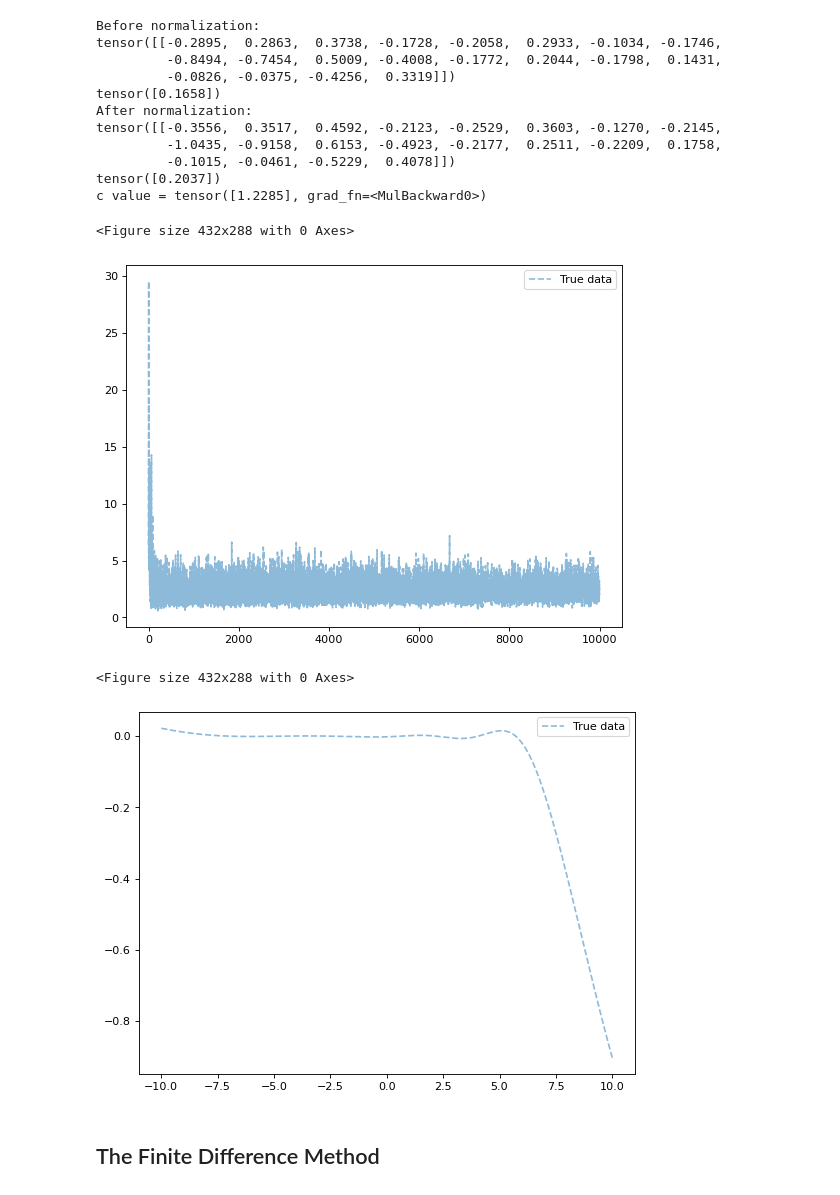
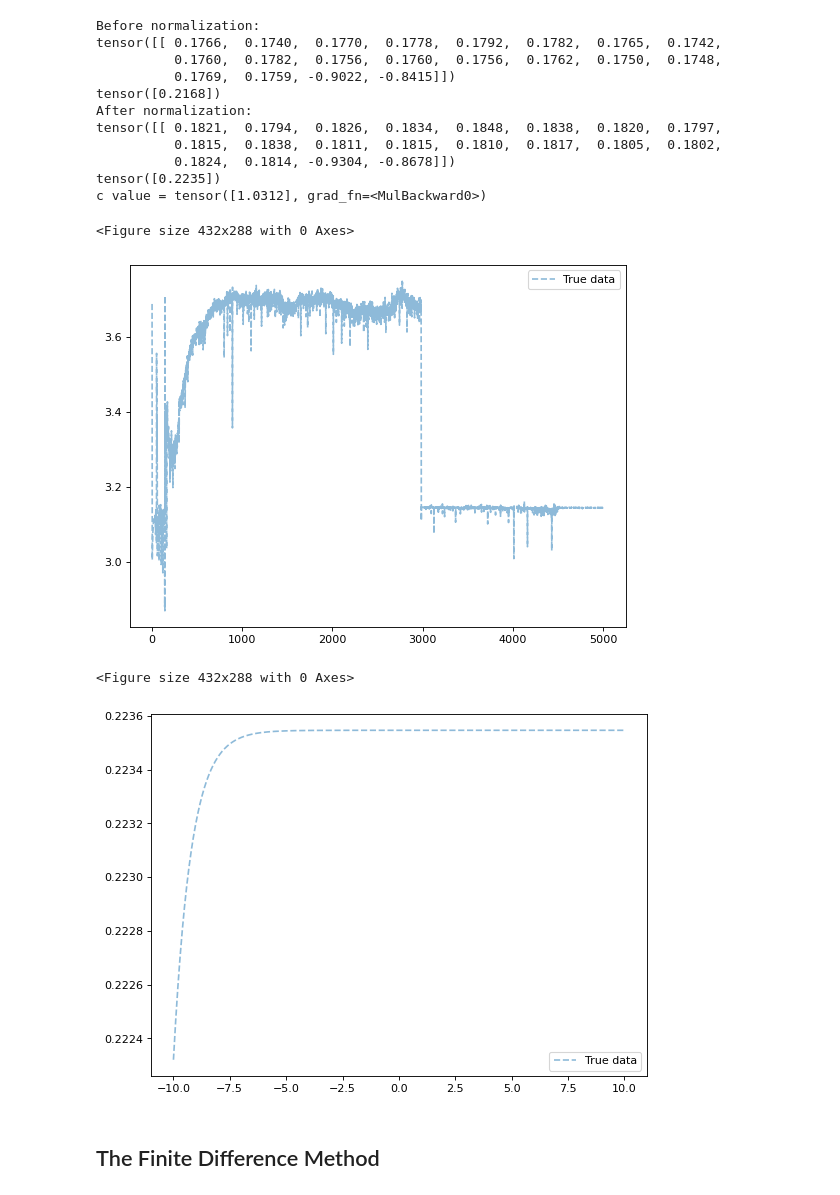
Before and after one commit to trungdoquoc/reu-math-2022, a Jupyter notebook: mini_batch_adam_pf.ipynb, the cells around one changed output. Saved outputs shown, nothing was run; the diff lists cells and outputs as text; code cells hidden in the pictures.

```diff
--- a/mini_batch_adam_pf.ipynb
+++ b/mini_batch_adam_pf.ipynb
@@ -316,6 +339,10 @@ class Potential_Function:
         self.rescale = val
         return
 
+    def plot_function(self, discrete_points):
+        y_values = [self.forward(i) for i in discrete_points]
+        plt.plot(discrete_points, y_values)
+
     def update_potential_fn(self, discrete_points):
         # (1) Check lowest value to set appropriate c_0 value:
         y_values = [self.forward(i) for i in discrete_points]
@@ -369,9 +399 @@ print(time2)
-# %%
-min_val = 0
-for i in range(1000):
-    t_f = Potential_Function(c_0=30)
-    y_p = [t_f.forward(i) for i in DISCRETE_POINTS]
-    if min(y_p) <= min_val:
-        min_val=min(y_p)
-min_val
 # %%
@@ -458,12 +496,19 @@ del model_res
 # %%
 ### TRAIN MODEL HERE ###
-start = time.time()
-model_res = model.train_network_with_penalty(num_epochs,
-                                             p_fn,
-                                             adam_optimizer,
-                                             LAMBDA_PEN,
-                                             DISCRETE_POINTS,
-                                             mini_batch=True)
-end = time.time()
-time1 = end-start
-print("Using potential function defined as class takes " + str(time1))
+def run_training(nn_model, p_fn, optimizer, b_size, mini_batch=True):
+
+    now = datetime.datetime.now(tz=timezone('US/Eastern'))
+    print(("Start time for batch_size = {a} is " + str(now)).format(a=b_size))
+    start = time.time()
+
+    model_res = nn_model.train_network_with_penalty(NUM_EPOCHS,
+                                                p_fn,
+                                                optimizer,
+                                                LAMBDA_PEN,
+                                                DISCRETE_POINTS,
+                                                mini_batch=True,
+                                                batch_size=b_size)
+    end = time.time()
+    time1 = end-start
+    print("Using potential function defined as class takes " + str(time1))
+    return model_res
@@ -491,0 +515,2 @@ NameError: name 'model_res' is not defined
+# %%
+model_res_64 = run_training(model_64, p_fn, adam_optimizer_2, b_size=64)
@@ -492,33 +535,33 @@ NameError: name 'model_res' is not defined
 # %%
-model.normalize_model(DISCRETE_POINTS)
+model_64.normalize_model(DISCRETE_POINTS)
 # %% [output]
 Before normalization:
-tensor([[-0.2895,  0.2863,  0.3738, -0.1728, -0.2058,  0.2933, -0.1034, -0.1746,
-         -0.8494, -0.7454,  0.5009, -0.4008, -0.1772,  0.2044, -0.1798,  0.1431,
-         -0.0826, -0.0375, -0.4256,  0.3319]])
-tensor([0.1658])
+tensor([[ 0.1766,  0.1740,  0.1770,  0.1778,  0.1792,  0.1782,  0.1765,  0.1742,
+          0.1760,  0.1782,  0.1756,  0.1760,  0.1756,  0.1762,  0.1750,  0.1748,
+          0.1769,  0.1759, -0.9022, -0.8415]])
+tensor([0.2168])
 After normalization:
-tensor([[-0.3556,  0.3517,  0.4592, -0.2123, -0.2529,  0.3603, -0.1270, -0.2145,
-         -1.0435, -0.9158,  0.6153, -0.4923, -0.2177,  0.2511, -0.2209,  0.1758,
-         -0.1015, -0.0461, -0.5229,  0.4078]])
-tensor([0.2037])
-c value = tensor([1.2285], grad_fn=<MulBackward0>)
+tensor([[ 0.1821,  0.1794,  0.1826,  0.1834,  0.1848,  0.1838,  0.1820,  0.1797,
+          0.1815,  0.1838,  0.1811,  0.1815,  0.1810,  0.1817,  0.1805,  0.1802,
+          0.1824,  0.1814, -0.9304, -0.8678]])
+tensor([0.2235])
+c value = tensor([1.0312], grad_fn=<MulBackward0>)
 # %%
-plot_figure(model_res[0], (model_res[2]))
+plot_figure(model_res_64[0], (model_res_64[2]))
 # %% [output]
 <Figure size 432x288 with 0 Axes>
-[figure, old version]
+[figure, new version]
 # %%
 x_values = np.linspace(L_BOUND, U_BOUND, N_POINTS)
 x_vals = [torch.tensor([i], requires_grad=True, dtype=torch.float) for i in np.linspace(L_BOUND, U_BOUND, N_POINTS)]
 
-model_output = model_on_interval(model, DISCRETE_POINTS)
+model_output = model_on_interval(model_64, DISCRETE_POINTS)
 
 plot_figure(x_values, model_output)
 # plot_figure(x_values, model_output)
 # %% [output]
 <Figure size 432x288 with 0 Axes>
-[figure, old version]
+[figure, new version]
 # %% [markdown]
 ## The Finite Difference Method ##
 # %%
```
Also changed, not shown: parts of 26 cells of this notebook.
